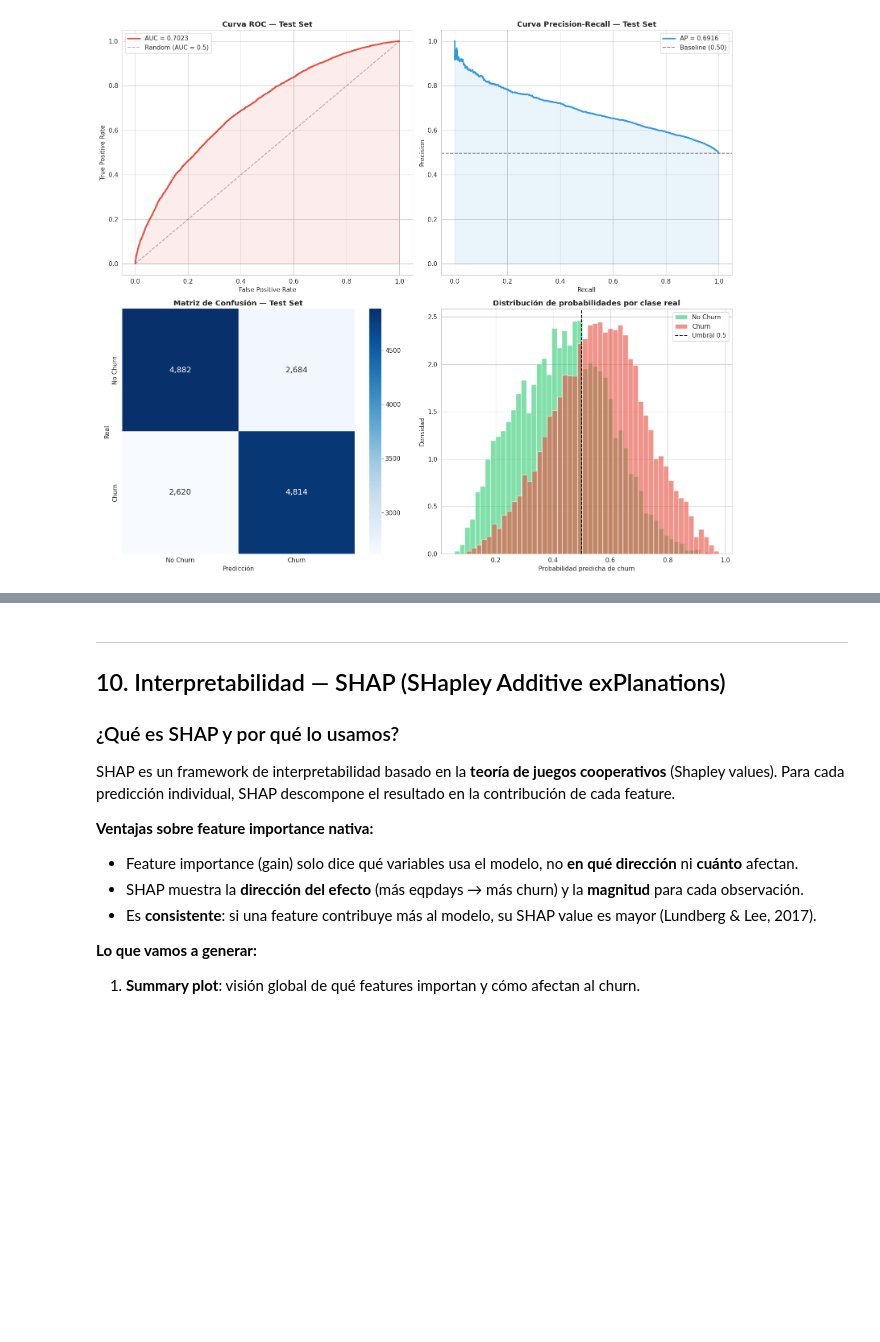
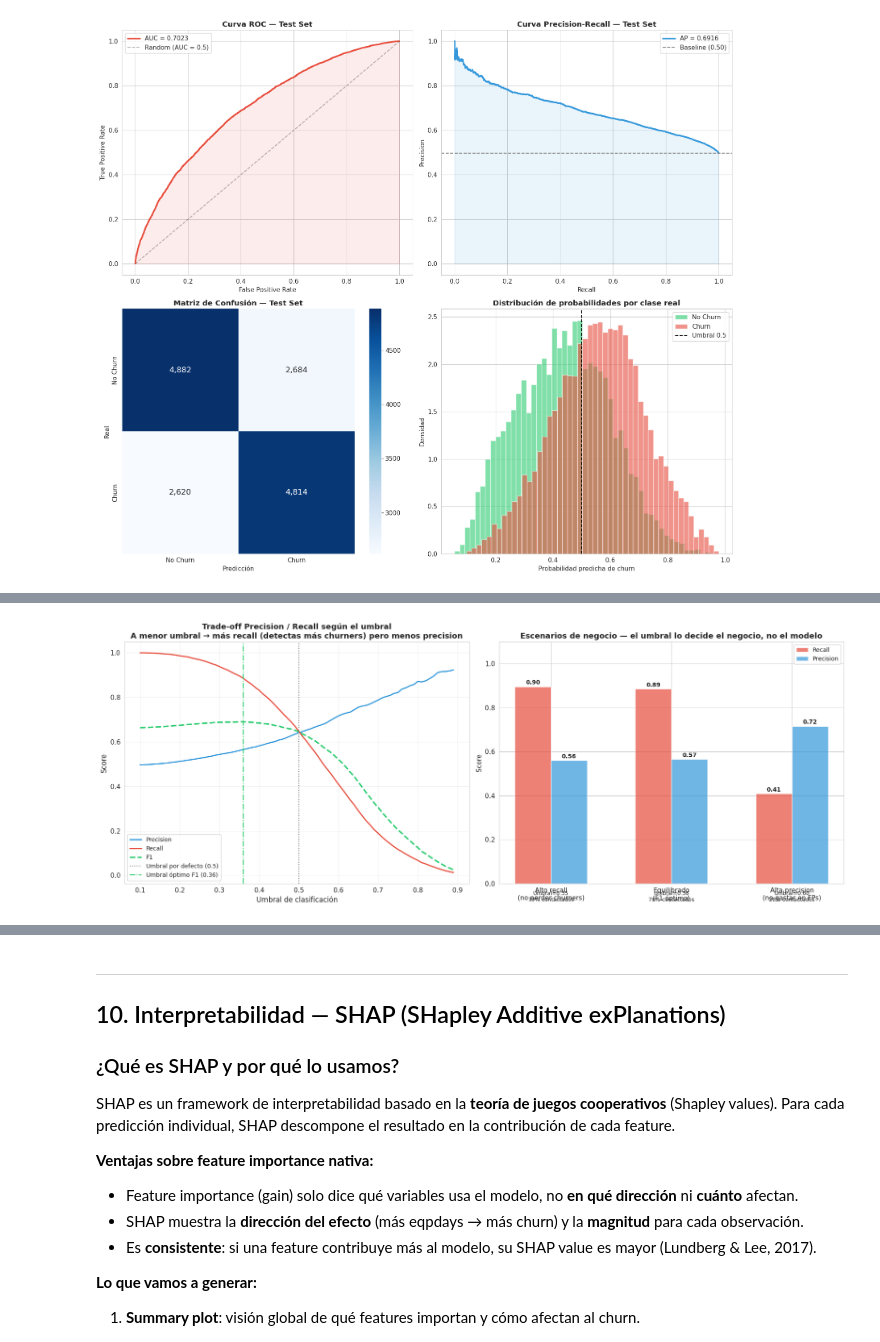
Before and after one commit to TomasUrban0/AI_Test_SDG, a Jupyter notebook: 03_Modeling_Churn.ipynb, the cells around one changed output, grey strips where cells are left out. Cells and saved outputs as stored; diff of their text form; code cells hidden in the pictures; blank space fills up the shorter version.

```diff
--- a/03_Modeling_Churn.ipynb
+++ b/03_Modeling_Churn.ipynb
@@ -787,0 +903,79 @@ plt.show()
+# %%
+# Calcular precision, recall y F1 para cada umbral posible
+thresholds = np.arange(0.1, 0.9, 0.01)
+threshold_results = []
+
+for t in thresholds:
+    pred = (final_proba_test >= t).astype(int)
+    if pred.sum() == 0 or pred.sum() == len(pred):
+        continue
+    threshold_results.append({
+        'Umbral': t,
+        'Precision': precision_score(y_test, pred),
+        'Recall': recall_score(y_test, pred),
+        'F1': f1_score(y_test, pred),
+        'Accuracy': accuracy_score(y_test, pred),
+        '% marcados': pred.mean() * 100
+    })
+
+tr_df = pd.DataFrame(threshold_results)
+
+# Umbral óptimo por F1
+best_f1_row = tr_df.loc[tr_df['F1'].idxmax()]
+
+fig, axes = plt.subplots(1, 2, figsize=(18, 7))
+
+# 1. Precision, Recall, F1 vs Umbral
+ax = axes[0]
+ax.plot(tr_df['Umbral'], tr_df['Precision'], label='Precision', color='#3498db', linewidth=2)
+ax.plot(tr_df['Umbral'], tr_df['Recall'], label='Recall', color='#e74c3c', linewidth=2)
+ax.plot(tr_df['Umbral'], tr_df['F1'], label='F1', color='#2ecc71', linewidth=2.5, linestyle='--')
+ax.axvline(0.5, color='gray', linestyle=':', label='Umbral por defecto (0.5)')
+ax.axvline(best_f1_row['Umbral'], color='#2ecc71', linestyle='-.',
+           label=f'Umbral óptimo F1 ({best_f1_row["Umbral"]:.2f})')
+ax.set_xlabel('Umbral de clasificación', fontsize=12)
+ax.set_ylabel('Score', fontsize=12)
+ax.set_title('Trade-off Precision / Recall según el umbral\n'
+             'A menor umbral → más recall (detectas más churners) pero menos precision',
+             fontweight='bold')
+ax.legend(fontsize=10)
+ax.grid(True, alpha=0.3)
+
+# 2. Escenarios de negocio
+ax = axes[1]
+scenarios = [
+    ('Alto recall\n(no perder churners)', 0.35, '#e74c3c'),
+    ('Equilibrado\n(F1 óptimo)', best_f1_row['Umbral'], '#2ecc71'),
+    ('Alta precision\n(no gastar en FPs)', 0.60, '#3498db'),
+]
+x_pos = range(len(scenarios))
+for i, (label, t, color) in enumerate(scenarios):
+    row = tr_df.iloc[(tr_df['Umbral'] - t).abs().argsort().iloc[0]]
+    ax.bar(i - 0.15, row['Recall'], 0.3, label='Recall' if i == 0 else '', color='#e74c3c', alpha=0.7)
+    ax.bar(i + 0.15, row['Precision'], 0.3, label='Precision' if i == 0 else '', color='#3498db', alpha=0.7)
+    ax.text(i - 0.15, row['Recall'] + 0.01, f"{row['Recall']:.2f}", ha='center', fontsize=10, fontweight='bold')
+    ax.text(i + 0.15, row['Precision'] + 0.01, f"{row['Precision']:.2f}", ha='center', fontsize=10, fontweight='bold')
+    ax.text(i, -0.08, f"Umbral={t:.2f}\n{row['% marcados']:.0f}% contactados",
+            ha='center', fontsize=9)
+
+ax.set_xticks(x_pos)
+ax.set_xticklabels([s[0] for s in scenarios])
+ax.set_ylabel('Score')
+ax.set_title('Escenarios de negocio — el umbral lo decide el negocio, no el modelo',
+             fontweight='bold')
+ax.legend(fontsize=10)
+ax.set_ylim(0, 1.1)
+
+plt.tight_layout()
+plt.show()
+
+print(f"\n📊 Umbral óptimo por F1: {best_f1_row['Umbral']:.2f}")
+print(f"   → Precision: {best_f1_row['Precision']:.4f}")
+print(f"   → Recall:    {best_f1_row['Recall']:.4f}")
+print(f"   → F1:        {best_f1_row['F1']:.4f}")
+print(f"   → % clientes marcados como churner: {best_f1_row['% marcados']:.1f}%")
+print(f"\n💡 CONCLUSIÓN: El modelo genera probabilidades. El umbral es una decisión de NEGOCIO,")
+print(f"   no técnica. El equipo de retención decide cuántos clientes puede contactar al mes,")
+print(f"   y eso determina el umbral.")
+# %% [output]
+[figure, added]
```
Also changed, not shown: parts of 10 cells of this notebook, 1 other file.
